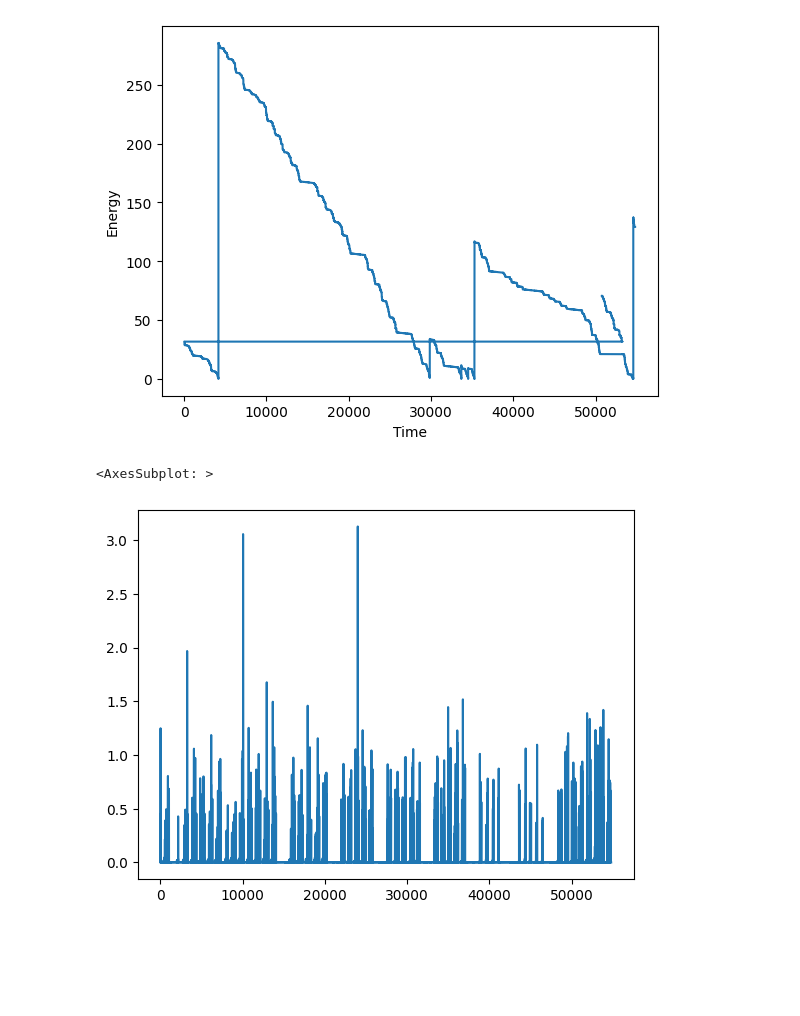
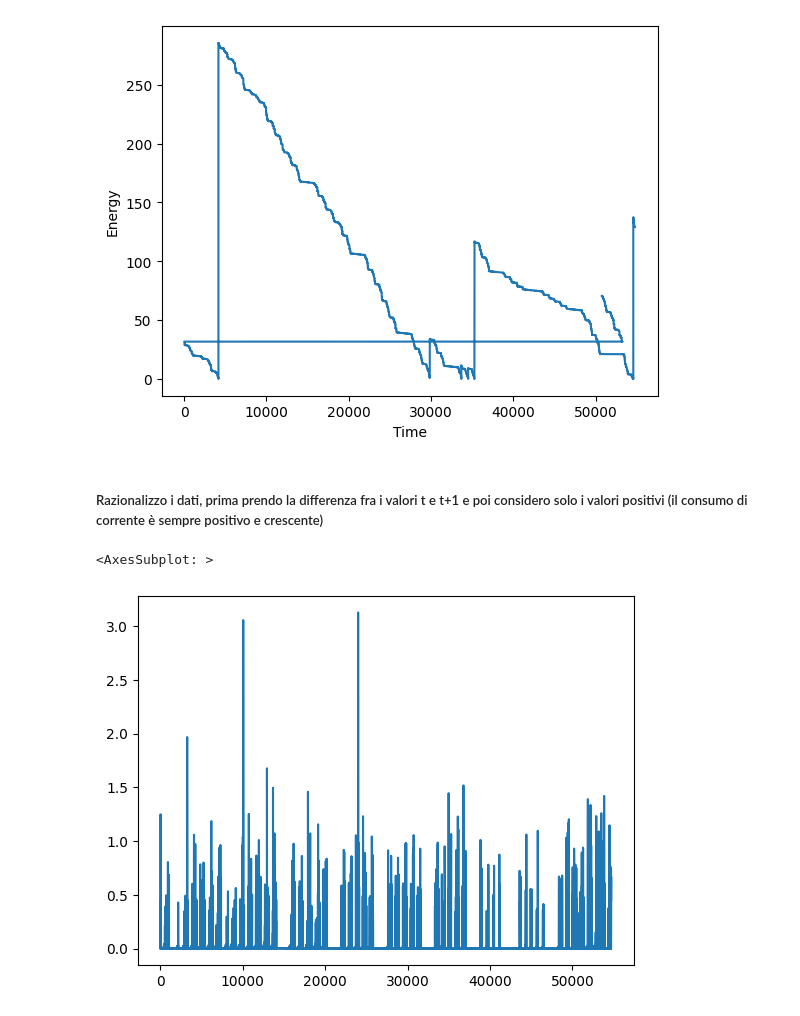
Before and after one commit to gerardocipriano/coffe-machine-heatmap, a Jupyter notebook: coffee_machine_heatmap.ipynb, the cells around one changed output. Saved outputs shown, nothing was run; the diff lists cells and outputs as text; code cells hidden in the pictures; blank space fills up the shorter version.

```diff
--- a/coffee_machine_heatmap.ipynb
+++ b/coffee_machine_heatmap.ipynb
@@ -53,14 +52,16 @@ plot.set_ylabel("Energy")
 # %% [output]
 Text(0, 0.5, 'Energy')
 [figure]
+# %% [markdown]
+##### Razionalizzo i dati, prima prendo la differenza fra i valori t e t+1 e poi considero solo i valori positivi (il consumo di corrente è sempre positivo e crescente)
 # %%
 df['DeltaEnergy'] = df['Energy'].diff()
 # %%
-df = df[df['DeltaEnergy'] >= 0]
+df = df[df['DeltaEnergy'] > 0]
 df['DeltaEnergy'].plot()
 # %% [output]
 <AxesSubplot: >
-[figure, old version]
+[figure, new version]
 # %%
 df
 # %% [output]
```
Also changed, not shown: parts of 19 cells of this notebook.
